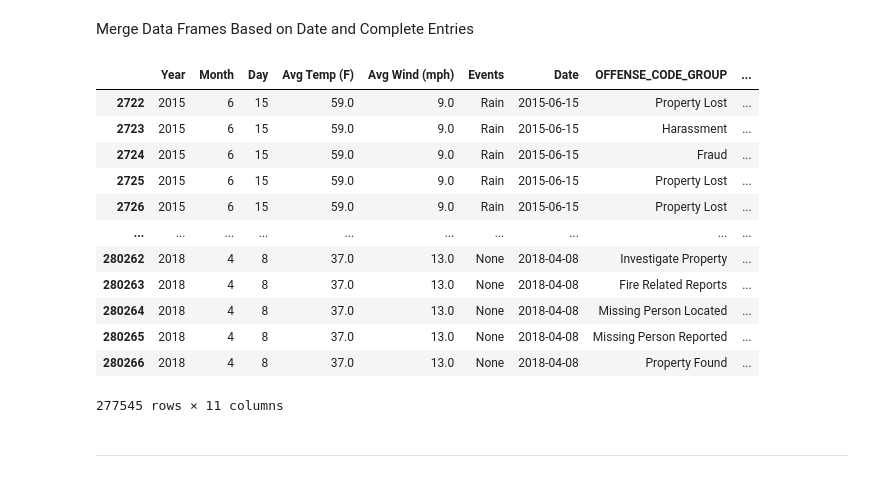
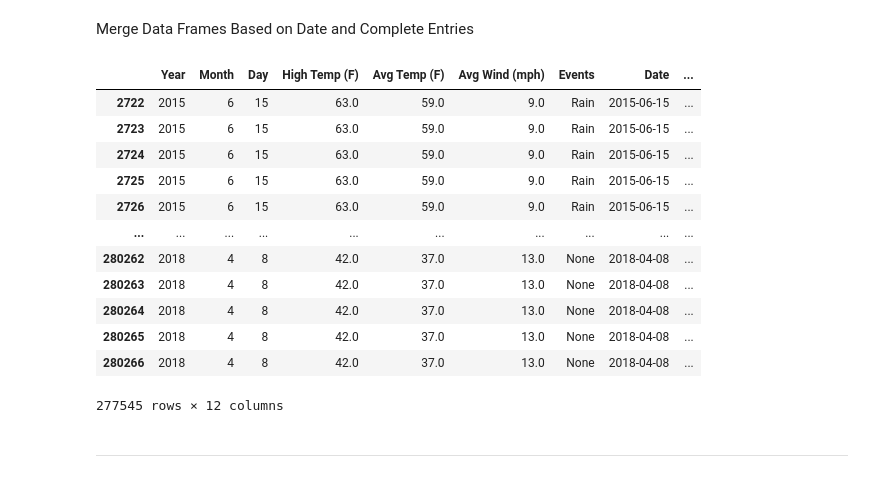
Before and after one commit to laurenawilk/CSCI4502, a Jupyter notebook: bostoncrimeandweather.ipynb, the cells around one changed output. Drawn from its saved outputs; the diff is of its cells as text; code cells hidden in the pictures.

```diff
--- a/bostoncrimeandweather.ipynb
+++ b/bostoncrimeandweather.ipynb
@@ -87,31 +87,31 @@ Merge Data Frames Based on Date and Complete Entries
 # %%
 mergedDF = pd.merge(weatherDF, crimeDF, how='outer', on='Date')
 mergedDF = mergedDF.dropna(subset=['OFFENSE_DESCRIPTION'])
-mergedDF = mergedDF.dropna(subset=['Avg Temp (F)'])
+mergedDF = mergedDF.dropna(subset=['High Temp (F)'])
 mergedDF['Year'] = mergedDF['Year'].astype(int)
 mergedDF['Month'] = mergedDF['Month'].astype(int)
 mergedDF['Day'] = mergedDF['Day'].astype(int)
 
 
 del mergedDF["YEAR"]
 del mergedDF["MONTH"]
 #del mergedDF["Day"]
 
 display(mergedDF)
 # %% [output]
-|  | Year | Month | Day | Avg Temp (F) | Avg Wind (mph) | Events | Date | OFFENSE_CODE_GROUP | ... |
-| 2722 | 2015 | 6 | 15 | 59.0 | 9.0 | Rain | 2015-06-15 | Property Lost | ... |
-| 2723 | 2015 | 6 | 15 | 59.0 | 9.0 | Rain | 2015-06-15 | Harassment | ... |
-| 2724 | 2015 | 6 | 15 | 59.0 | 9.0 | Rain | 2015-06-15 | Fraud | ... |
-| 2725 | 2015 | 6 | 15 | 59.0 | 9.0 | Rain | 2015-06-15 | Property Lost | ... |
-| 2726 | 2015 | 6 | 15 | 59.0 | 9.0 | Rain | 2015-06-15 | Property Lost | ... |
+|  | Year | Month | Day | High Temp (F) | Avg Temp (F) | Avg Wind (mph) | Events | Date | ... |
+| 2722 | 2015 | 6 | 15 | 63.0 | 59.0 | 9.0 | Rain | 2015-06-15 | ... |
+| 2723 | 2015 | 6 | 15 | 63.0 | 59.0 | 9.0 | Rain | 2015-06-15 | ... |
+| 2724 | 2015 | 6 | 15 | 63.0 | 59.0 | 9.0 | Rain | 2015-06-15 | ... |
+| 2725 | 2015 | 6 | 15 | 63.0 | 59.0 | 9.0 | Rain | 2015-06-15 | ... |
+| 2726 | 2015 | 6 | 15 | 63.0 | 59.0 | 9.0 | Rain | 2015-06-15 | ... |
 | ... | ... | ... | ... | ... | ... | ... | ... | ... | ... |
-| 280262 | 2018 | 4 | 8 | 37.0 | 13.0 | None | 2018-04-08 | Investigate Property | ... |
-| 280263 | 2018 | 4 | 8 | 37.0 | 13.0 | None | 2018-04-08 | Fire Related Reports | ... |
-| 280264 | 2018 | 4 | 8 | 37.0 | 13.0 | None | 2018-04-08 | Missing Person Located | ... |
-| 280265 | 2018 | 4 | 8 | 37.0 | 13.0 | None | 2018-04-08 | Missing Person Reported | ... |
-| 280266 | 2018 | 4 | 8 | 37.0 | 13.0 | None | 2018-04-08 | Property Found | ... |
+| 280262 | 2018 | 4 | 8 | 42.0 | 37.0 | 13.0 | None | 2018-04-08 | ... |
+| 280263 | 2018 | 4 | 8 | 42.0 | 37.0 | 13.0 | None | 2018-04-08 | ... |
+| 280264 | 2018 | 4 | 8 | 42.0 | 37.0 | 13.0 | None | 2018-04-08 | ... |
+| 280265 | 2018 | 4 | 8 | 42.0 | 37.0 | 13.0 | None | 2018-04-08 | ... |
+| 280266 | 2018 | 4 | 8 | 42.0 | 37.0 | 13.0 | None | 2018-04-08 | ... |
-277545 rows × 11 columns
+277545 rows × 12 columns
 # %% [markdown]
 -------------------------------------------------------------------------------------------------------------------------------------------------------------------------------------------------
 # %% [markdown]
```
Also changed, not shown: parts of 12 cells of this notebook.
